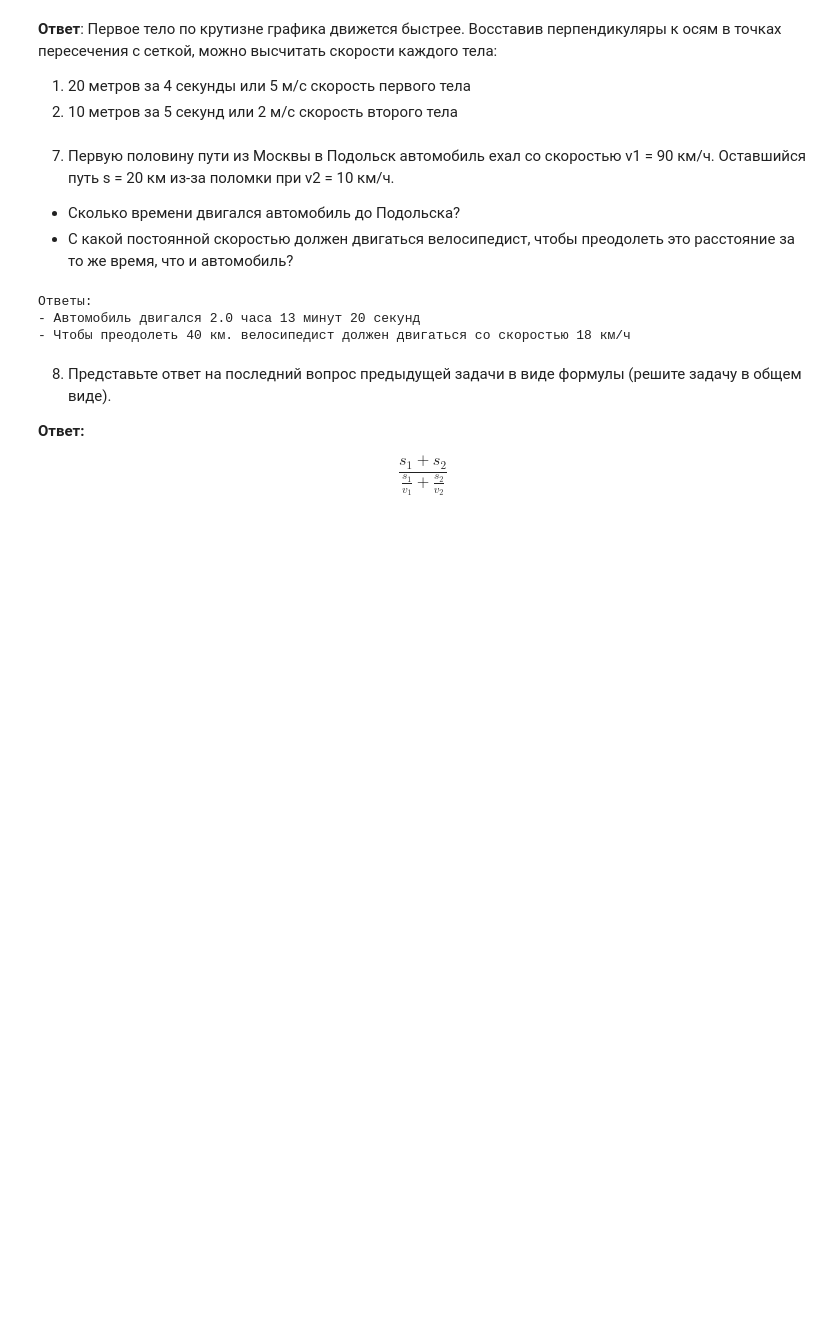
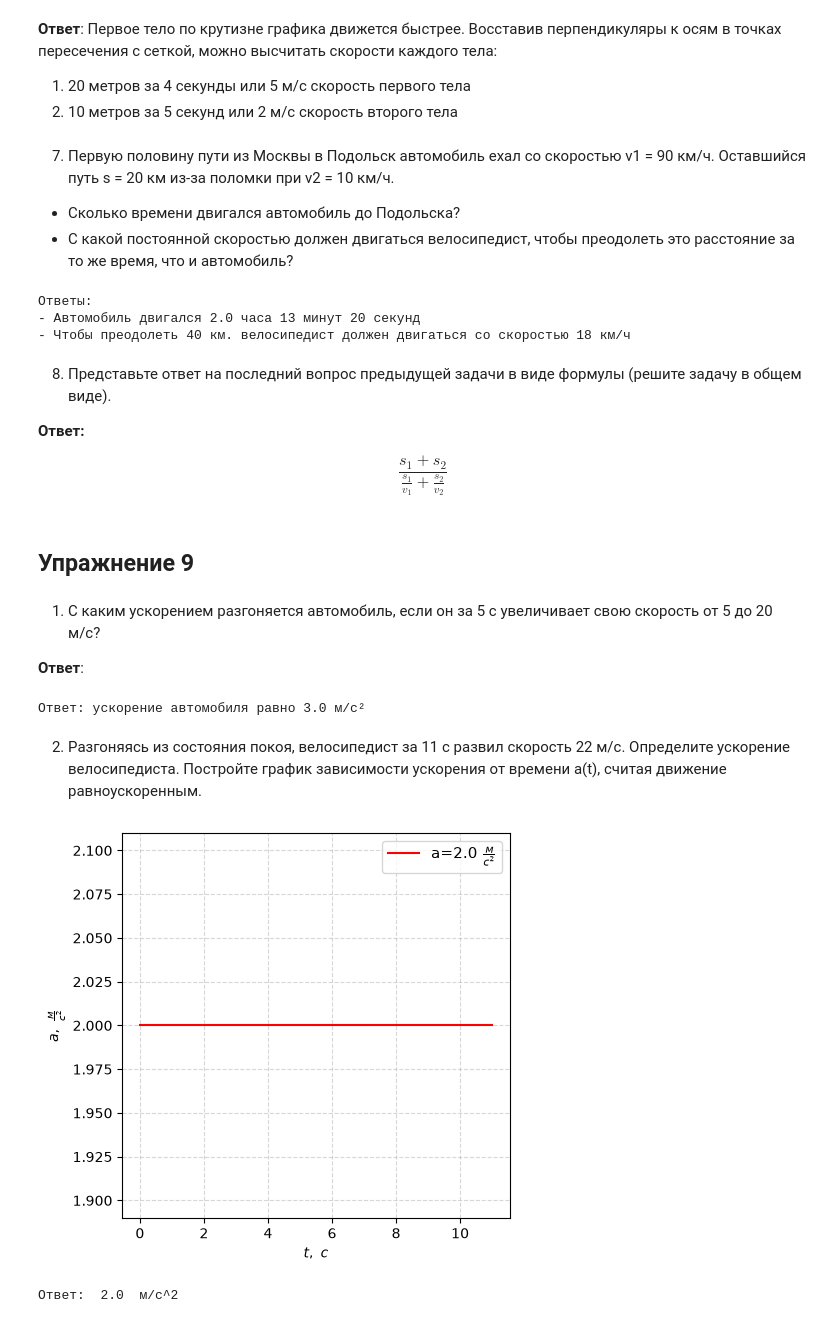
Before and after one commit to romashina/physics, a Jupyter notebook: 07.02.ipynb, the cells around one changed output. Saved outputs shown, nothing was run; the diff lists cells and outputs as text; code cells hidden in the pictures; blank space fills up the shorter version.

```diff
--- a/07.02.ipynb
+++ b/07.02.ipynb
@@ -214,3 +215,37 @@ print(f"- Чтобы преодолеть {s1+s2} км. велосипедист
 **Ответ:**
 
 $$\frac{s_1+s_2}{\frac{s_1}{v_1}+\frac{s_2}{v_2}}$$
+# %% [markdown]
+## Упражнение 9
+# %% [markdown]
+1. С каким ускорением разгоняется автомобиль, если он за 5 с увеличи­вает свою скорость от 5 до 20 м/c?
+
+**Ответ**:
+# %%
+v1=5
+v2=20
+t=5
+a=(v2-v1)/t
+print("Ответ: ускорение автомобиля равно", a, "м/с²")
+# %% [output]
+Ответ: ускорение автомобиля равно 3.0 м/с²
+# %% [markdown]
+2. Разгоняясь из состояния покоя, велосипедист за 11 с развил скорость 22 м/c. Определите ускорение велосипедиста. Постройте график зави­симости ускорения от времени a(t), считая движение равноускорен­ным.
+# %%
+import matplotlib.pyplot as plt
+v0=0
+v=22
+t0=0
+t=11
+a0=a=(v-v0)/(t-t0)
+plt.figure(figsize=(5, 5))
+plt.plot((t0, t), (a0, a), "r-", label=fr"a={a} $\frac{{м}}{{с^2}}$")
+plt.xlabel(r"$t,\ с$")
+plt.ylabel(r"$a,\ \frac{м}{с^2}$")
+plt.legend(fontsize=11)
+plt.grid(True, linestyle="--", alpha=0.5)
+plt.show()
+print("Ответ: ", np.linalg.norm(a), " м/с^2")
+# %% [output]
+[figure, added]
+Ответ:  2.0  м/с^2
```
Also changed, not shown: parts of 9 cells of this notebook, 1 other file.
